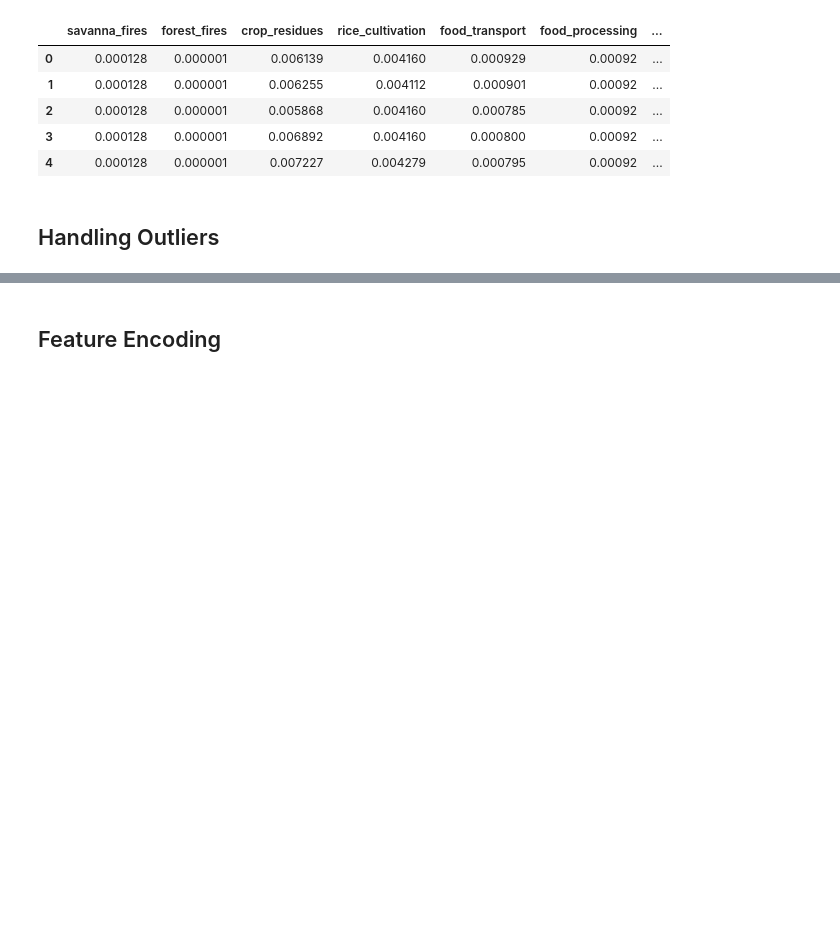
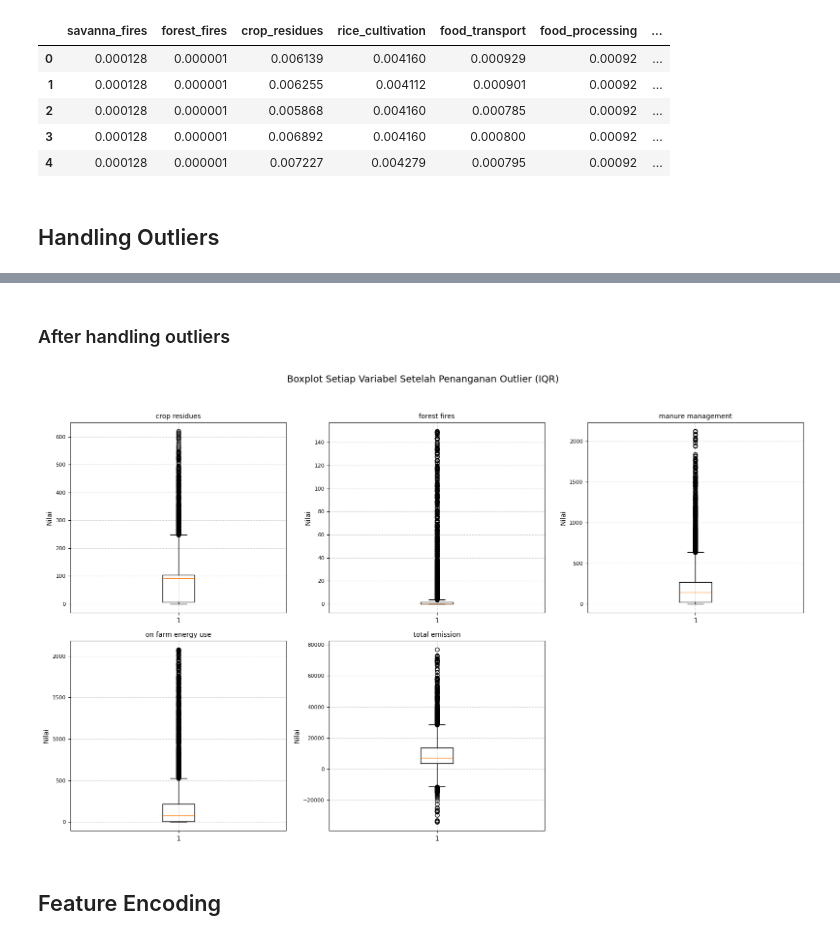
Before and after one commit to yashagozwan/data_mining, a Jupyter notebook: notebooks/submission_3.ipynb, the cells around one changed output, grey strips where cells are left out. Saved outputs shown, nothing was run; the diff lists cells and outputs as text; code cells hidden in the pictures; blank space fills up the shorter version.

```diff
--- a/notebooks/submission_3.ipynb
+++ b/notebooks/submission_3.ipynb
@@ -237,3 +243,40 @@ filtered_data.shape
+# %%
+Q1 = data[outlier_cols].quantile(0.25)
+Q3 = data[outlier_cols].quantile(0.75)
+IQR = Q3 - Q1
+
+filtered_data = data[~(
+    (data[outlier_cols] < (Q1 - 1.5 * IQR)) |
+    (data[outlier_cols] > (Q3 + 1.5 * IQR))
+).any(axis=1)]
+# %% [markdown]
+### After handling outliers
+# %%
+n_cols = 3
+n_rows = (len(outlier_cols) + n_cols - 1) // n_cols
+
+fig, axes = plt.subplots(n_rows, n_cols, figsize=(16, 10))
+axes = axes.flatten()
+
+for i, col in enumerate(outlier_cols):
+    axes[i].boxplot(filtered_data[col], vert=True)
+    axes[i].set_title(col.replace('_', ' '), fontsize=10)
+    axes[i].set_ylabel("Nilai")
+    axes[i].tick_params(axis='y', labelsize=8)
+    axes[i].grid(True, linestyle='--', alpha=0.6)
+
+# hapus subplot kosong
+for j in range(i + 1, len(axes)):
+    fig.delaxes(axes[j])
+
+plt.suptitle(
+    "Boxplot Setiap Variabel Setelah Penanganan Outlier (IQR)",
+    fontsize=14
+)
+plt.tight_layout(rect=[0, 0, 1, 0.95])
+plt.show()
+# %% [output]
+[figure, added]
 # %% [markdown]
 ## Feature Encoding
 # %%
```
Also changed, not shown: parts of 8 cells of this notebook.
